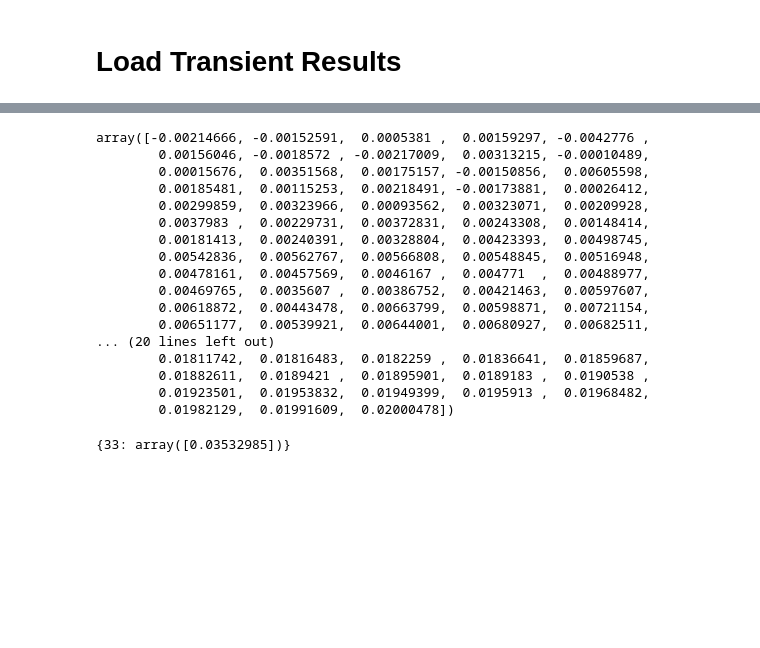
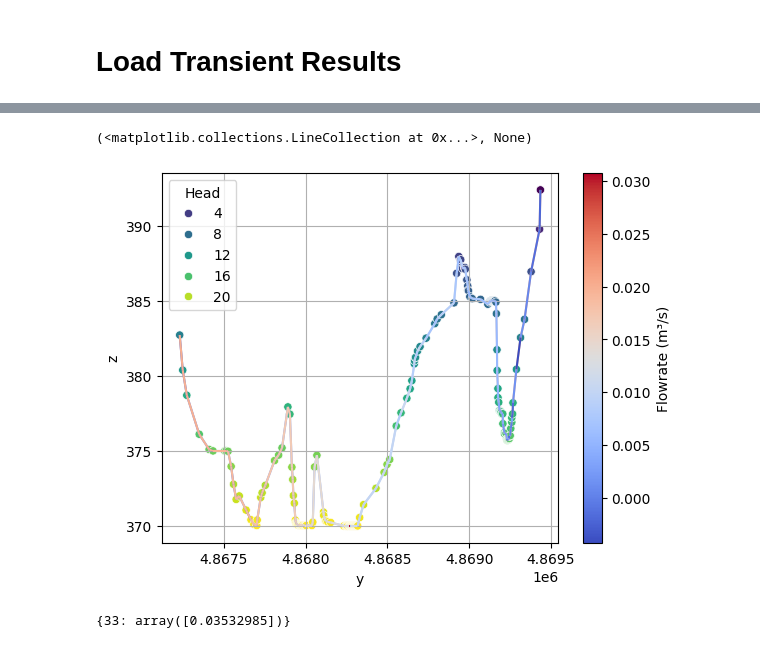
Before and after one commit to jhuang523/UMNBearSpring, a Jupyter notebook: openkarst/steady_state/conduit_geometry_setup.ipynb, the cells around one changed output, grey strips where cells are left out. Drawn from its saved outputs; the diff is of its cells as text; code cells hidden in the pictures; blank space fills up the shorter version.

```diff
--- a/openkarst/steady_state/conduit_geometry_setup.ipynb
+++ b/openkarst/steady_state/conduit_geometry_setup.ipynb
@@ -458,23 +451,8 @@ IndexError: index 178 is out of bounds for axis 1 with size 178
 # %%
-input_data1['initial_flowrate']
+network1.plot_network_flow(input_data1['initial_flowrate'], input_data1['initial_depth'], axes = ('y', 'z'))
 # %% [output]
-array([-0.00214666, -0.00152591,  0.0005381 ,  0.00159297, -0.0042776 ,
-        0.00156046, -0.0018572 , -0.00217009,  0.00313215, -0.00010489,
-        0.00015676,  0.00351568,  0.00175157, -0.00150856,  0.00605598,
-        0.00185481,  0.00115253,  0.00218491, -0.00173881,  0.00026412,
-        0.00299859,  0.00323966,  0.00093562,  0.00323071,  0.00209928,
-        0.0037983 ,  0.00229731,  0.00372831,  0.00243308,  0.00148414,
-        0.00181413,  0.00240391,  0.00328804,  0.00423393,  0.00498745,
-        0.00542836,  0.00562767,  0.00566808,  0.00548845,  0.00516948,
-        0.00478161,  0.00457569,  0.0046167 ,  0.004771  ,  0.00488977,
-        0.00469765,  0.0035607 ,  0.00386752,  0.00421463,  0.00597607,
-        0.00618872,  0.00443478,  0.00663799,  0.00598871,  0.00721154,
-        0.00651177,  0.00539921,  0.00644001,  0.00680927,  0.00682511,
-... (20 lines left out)
-        0.01811742,  0.01816483,  0.0182259 ,  0.01836641,  0.01859687,
-        0.01882611,  0.0189421 ,  0.01895901,  0.0189183 ,  0.0190538 ,
-        0.01923501,  0.01953832,  0.01949399,  0.0195913 ,  0.01968482,
-        0.01982129,  0.01991609,  0.02000478])
+(<matplotlib.collections.LineCollection at 0x...>, None)
+[figure, added]
 # %%
 outlet_flow(network1, np.array([input_data1['initial_flowrate']]))
 # %% [output]
```
Also changed, not shown: parts of 4 cells of this notebook, 1 other file.
